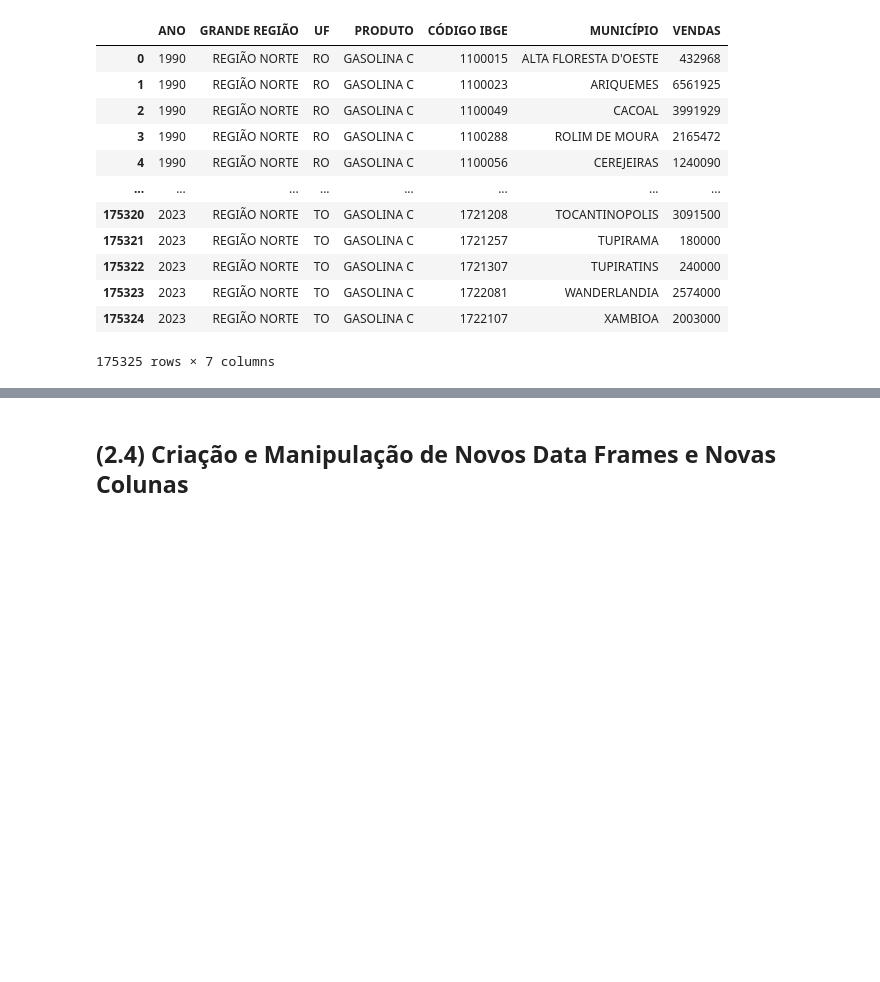
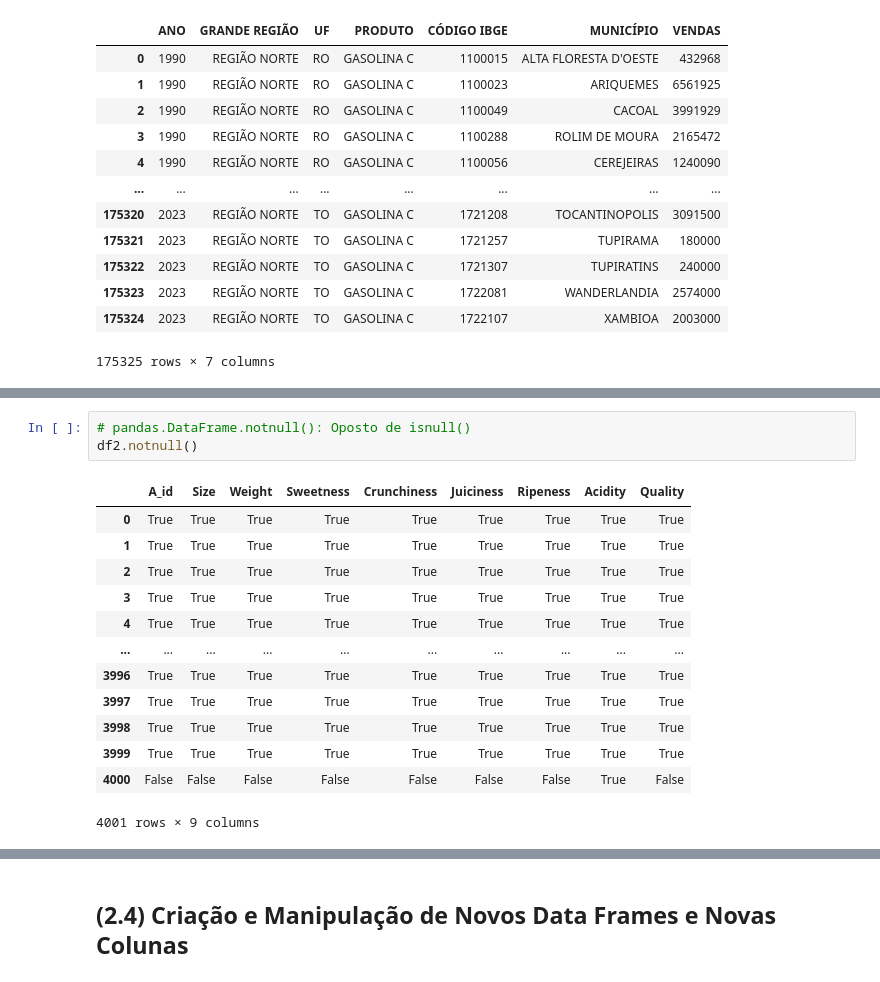
Before and after one commit to csilv7/PYTHON_COURSE_FOR_DATA_ANALYSIS, a Jupyter notebook: Módulo II/pandas.ipynb, the cells around one changed output, grey strips where cells are left out. Saved outputs shown, nothing was run; the diff lists cells and outputs as text; blank space fills up the shorter version.

```diff
--- a/Módulo II/pandas.ipynb
+++ b/Módulo II/pandas.ipynb
@@ -645,0 +388,17 @@ df1.iloc[10:0:-1, ::-1]
+# %%
+# pandas.DataFrame.notnull(): Oposto de isnull()
+df2.notnull()
+# %% [output]
+|  | A_id | Size | Weight | Sweetness | Crunchiness | Juiciness | Ripeness | Acidity | Quality |
+| 0 | True | True | True | True | True | True | True | True | True |
+| 1 | True | True | True | True | True | True | True | True | True |
+| 2 | True | True | True | True | True | True | True | True | True |
+| 3 | True | True | True | True | True | True | True | True | True |
+| 4 | True | True | True | True | True | True | True | True | True |
+| ... | ... | ... | ... | ... | ... | ... | ... | ... | ... |
+| 3996 | True | True | True | True | True | True | True | True | True |
+| 3997 | True | True | True | True | True | True | True | True | True |
+| 3998 | True | True | True | True | True | True | True | True | True |
+| 3999 | True | True | True | True | True | True | True | True | True |
+| 4000 | False | False | False | False | False | False | False | True | False |
+4001 rows × 9 columns
```
Also changed, not shown: parts of 253 cells of this notebook, 1 other file.
